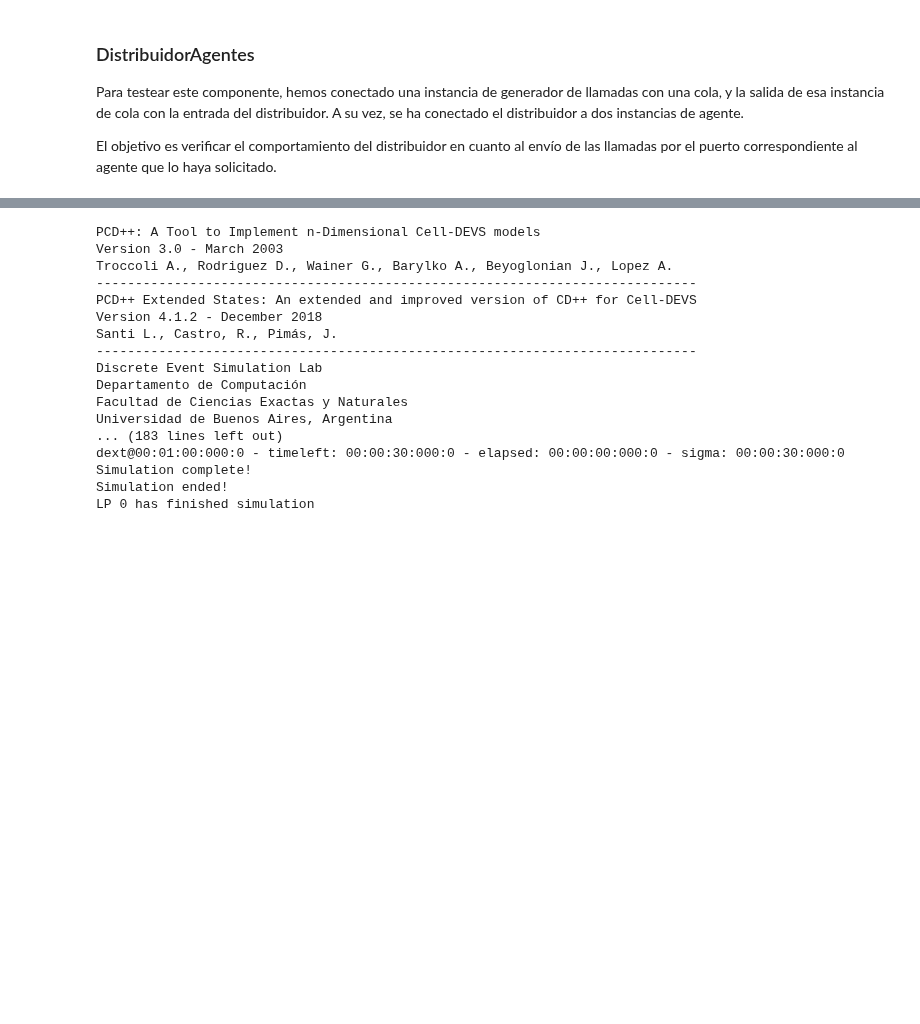
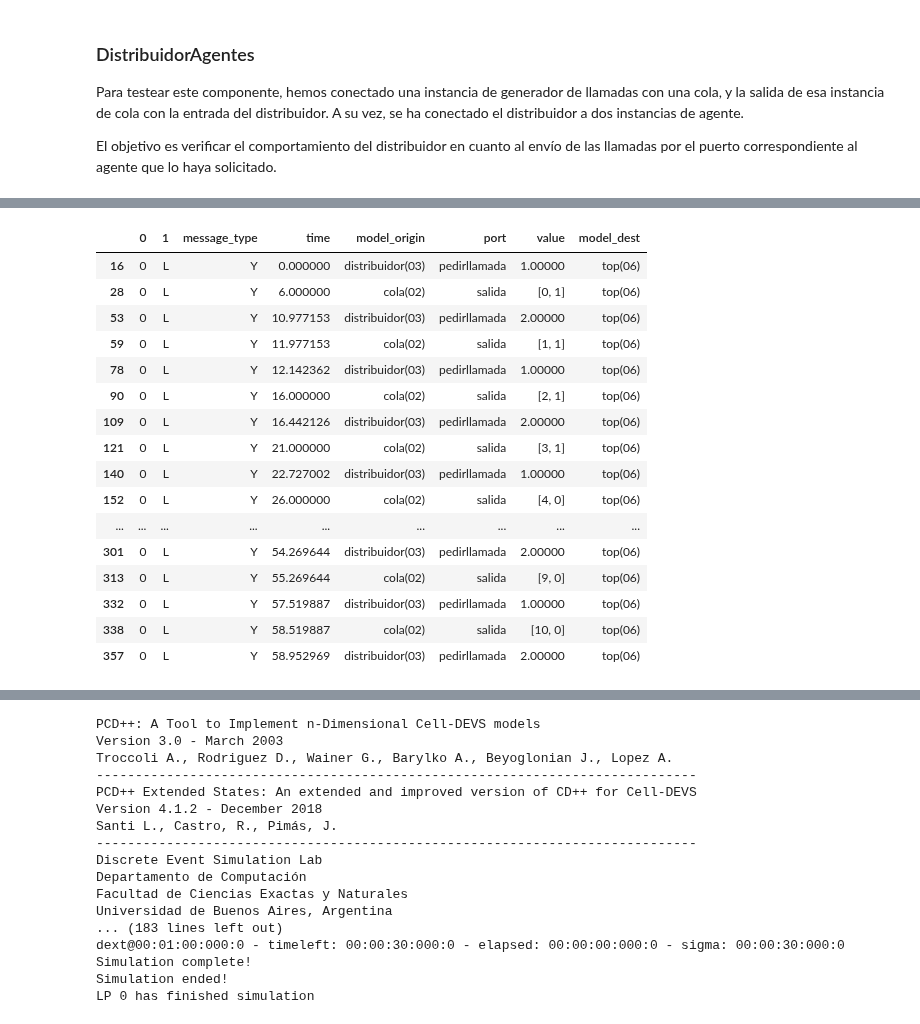
Before and after one commit to giselabelen/SED2021, a Jupyter notebook: TP1_modeloConceptual_G4.ipynb, the cells around one changed output, grey strips where cells are left out. Drawn from its saved outputs; the diff is of its cells as text; code cells hidden in the pictures; blank space fills up the shorter version.

```diff
--- a/TP1_modeloConceptual_G4.ipynb
+++ b/TP1_modeloConceptual_G4.ipynb
@@ -1198,0 +1194,21 @@ cat test_distribuidoragentes1.log06 | grep Y
+# %%
+pedidosYSalidas = ["pedirllamada","salida"]
+df_top.loc[(df_top[MESSAGE_TYPE_COL] == "Y") & (df_top[PORT_COL].isin(pedidosYSalidas))]
+# %% [output]
+|  | 0 | 1 | message_type | time | model_origin | port | value | model_dest |
+| 16 | 0 | L | Y | 0.000000 | distribuidor(03) | pedirllamada | 1.00000 | top(06) |
+| 28 | 0 | L | Y | 6.000000 | cola(02) | salida | [0, 1] | top(06) |
+| 53 | 0 | L | Y | 10.977153 | distribuidor(03) | pedirllamada | 2.00000 | top(06) |
+| 59 | 0 | L | Y | 11.977153 | cola(02) | salida | [1, 1] | top(06) |
+| 78 | 0 | L | Y | 12.142362 | distribuidor(03) | pedirllamada | 1.00000 | top(06) |
+| 90 | 0 | L | Y | 16.000000 | cola(02) | salida | [2, 1] | top(06) |
+| 109 | 0 | L | Y | 16.442126 | distribuidor(03) | pedirllamada | 2.00000 | top(06) |
+| 121 | 0 | L | Y | 21.000000 | cola(02) | salida | [3, 1] | top(06) |
+| 140 | 0 | L | Y | 22.727002 | distribuidor(03) | pedirllamada | 1.00000 | top(06) |
+| 152 | 0 | L | Y | 26.000000 | cola(02) | salida | [4, 0] | top(06) |
+| ... | ... | ... | ... | ... | ... | ... | ... | ... |
+| 301 | 0 | L | Y | 54.269644 | distribuidor(03) | pedirllamada | 2.00000 | top(06) |
+| 313 | 0 | L | Y | 55.269644 | cola(02) | salida | [9, 0] | top(06) |
+| 332 | 0 | L | Y | 57.519887 | distribuidor(03) | pedirllamada | 1.00000 | top(06) |
+| 338 | 0 | L | Y | 58.519887 | cola(02) | salida | [10, 0] | top(06) |
+| 357 | 0 | L | Y | 58.952969 | distribuidor(03) | pedirllamada | 2.00000 | top(06) |
```
Also changed, not shown: parts of 54 cells of this notebook.
